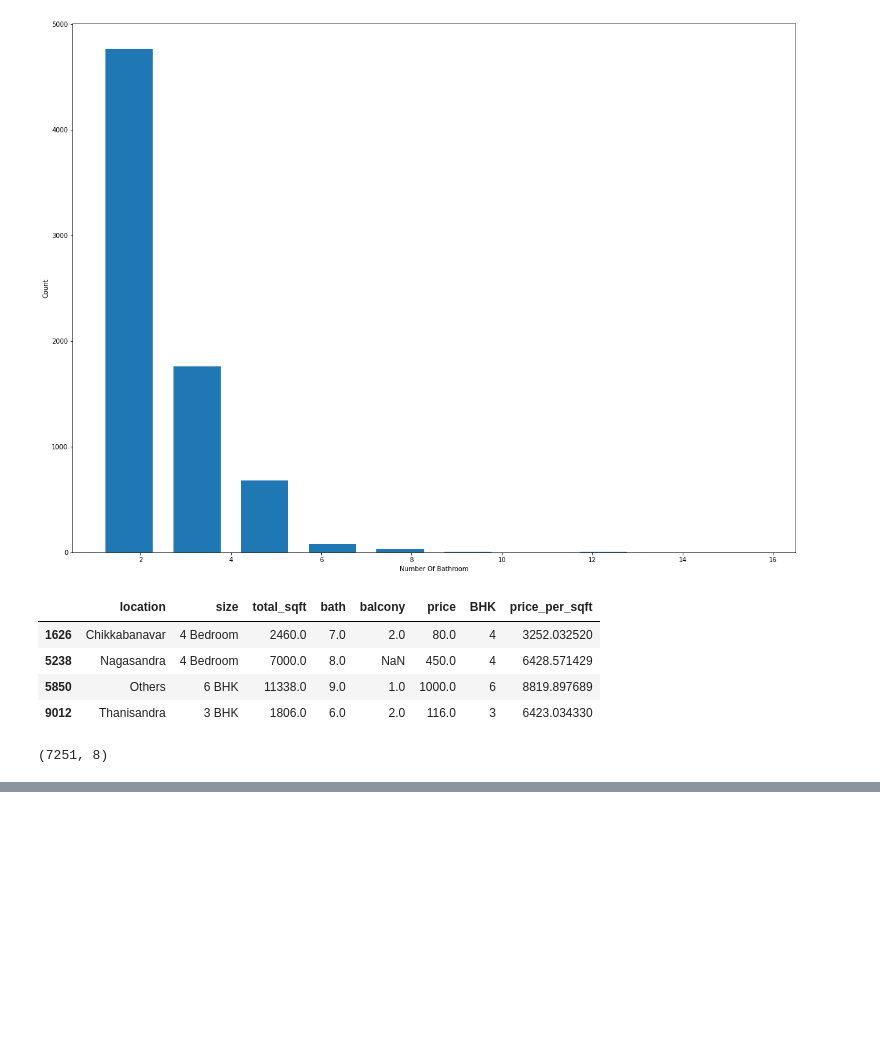
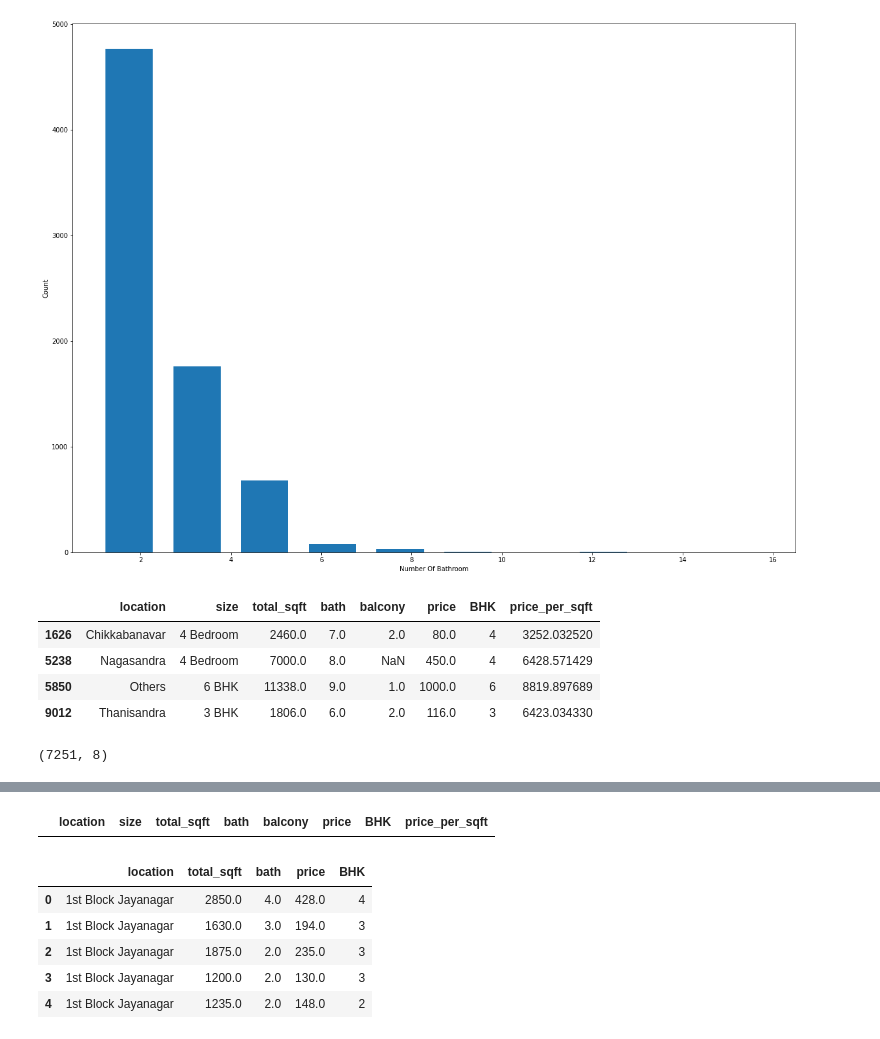
Before and after one commit to Pritush09/Real-Estate-Price-Prediction-Project, a Jupyter notebook: House Prediction Model.ipynb, the cells around one changed output, grey strips where cells are left out. Cells and saved outputs as stored; diff of their text form; code cells hidden in the pictures; blank space fills up the shorter version.

```diff
--- a/House Prediction Model.ipynb
+++ b/House Prediction Model.ipynb
@@ -601,0 +619,4 @@ df8.shape
+# %%
+df8[(df8.balcony==10) ]
+# %% [output]
+|  | location | size | total_sqft | bath | balcony | price | BHK | price_per_sqft |
@@ -601,0 +628,10 @@ df8.shape
+# %%
+df9=df8.drop(['size','price_per_sqft','balcony'],axis='columns')
+df9.head()
+# %% [output]
+|  | location | total_sqft | bath | price | BHK |
+| 0 | 1st Block Jayanagar | 2850.0 | 4.0 | 428.0 | 4 |
+| 1 | 1st Block Jayanagar | 1630.0 | 3.0 | 194.0 | 3 |
+| 2 | 1st Block Jayanagar | 1875.0 | 2.0 | 235.0 | 3 |
+| 3 | 1st Block Jayanagar | 1200.0 | 2.0 | 130.0 | 3 |
+| 4 | 1st Block Jayanagar | 1235.0 | 2.0 | 148.0 | 2 |
```
Also changed, not shown: parts of 8 cells of this notebook, 1 other file.
